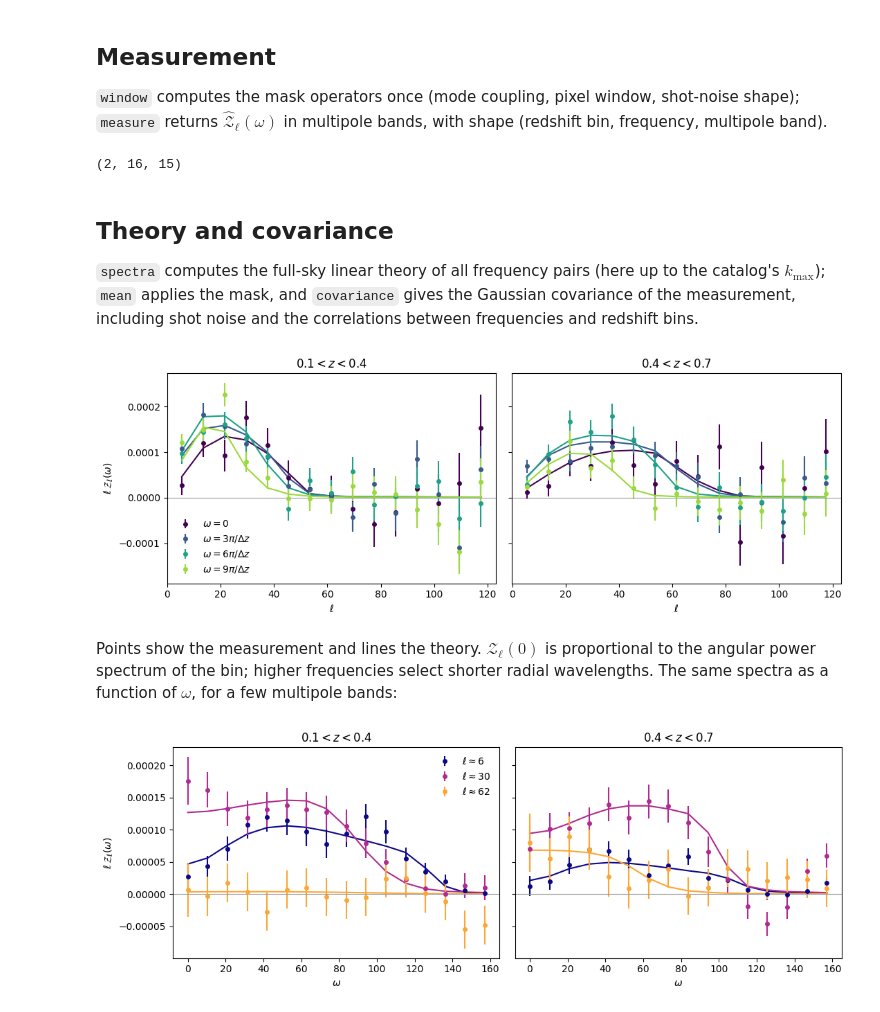
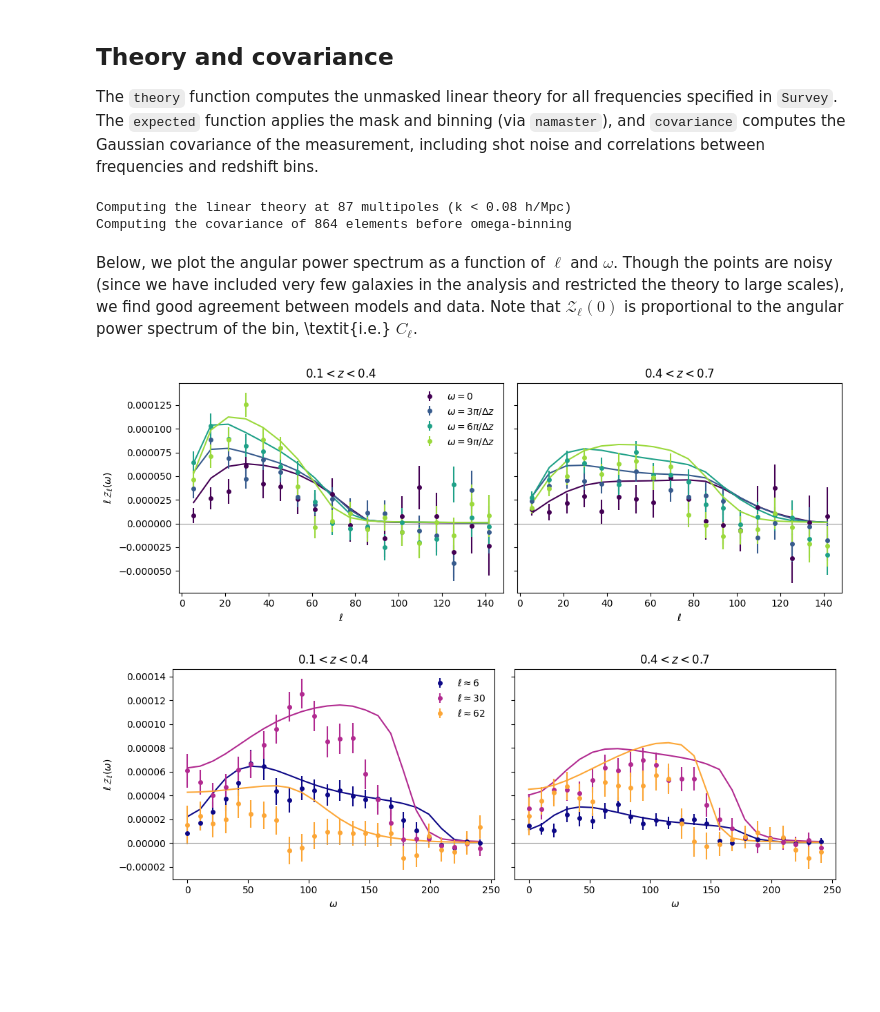
Before and after one commit to oliverphilcox/UnequalTime, a Jupyter notebook: examples/demo.ipynb, the cells around one changed output. Cells and saved outputs as stored; diff of their text form; code cells hidden in the pictures; blank space fills up the shorter version.

Commit message:
Survey interface, theory from CLASS, background density estimate, progress output; new demo catalog and notebook

```diff
--- a/examples/demo.ipynb
+++ b/examples/demo.ipynb
@@ -54,20 +62,4 @@ ax.set(xlabel='$z$', ylabel=r'$\bar n(z)$ [per unit $z$, per sr]', title='backgr
-# %% [markdown]
-## Measurement
-
-`window` computes the mask operators once (mode coupling, pixel window, shot-noise shape); `measure` returns
-$\widehat{\mathcal Z}_\ell(\omega)$ in multipole bands, with shape (redshift bin, frequency, multipole band).
-# %%
-ell_edges = np.arange(2, 123, 8)
-ell = (ell_edges[1:] + ell_edges[:-1] - 1) / 2
-
-win = ut.window(mask, ell_edges)
-Z = ut.measure(ra, dec, z, win, zbins, nomega)
-print(Z.shape)
-# %% [output]
-(2, 16, 15)
 # %% [markdown]
 ## Theory and covariance
 
-`spectra` computes the full-sky linear theory of all frequency pairs (here up to the catalog's $k_{\max}$); `mean` applies the
-mask, and `covariance` gives the Gaussian covariance of the measurement, including shot noise and the correlations between
-frequencies and redshift bins.
+The `theory` function computes the unmasked linear theory for all frequencies specified in `Survey`. The `expected` function applies the mask and binning (via `namaster`), and `covariance` computes the Gaussian covariance of the measurement, including shot noise and correlations between frequencies and redshift bins.
@@ -80,32 +66,51 @@ err = np.sqrt(cov.diagonal()).reshape(Z.shape)
+# %%
+# Compute the background cosmology (matching that used to generate the catalog)
+from classy import Class
+cl = Class()
+cl.set({'h': 0.6766, 'omega_b': 0.02242, 'omega_cdm': 0.11933, 'n_s': 0.9665, 'ln10^{10}A_s': 3.047, 'output': 'mPk',
+        'P_k_max_1/Mpc': 1.})
+cl.compute()
+
+# Compute the theory spectra and apply binning
+spectra = survey.theory(cl, b=lambda x: 0.45 + 0.3 * x, kmax=0.08)
+Z_th = survey.expected(spectra)
+
+# Compute the Gaussian errorbars
+cov = survey.covariance(spectra)
+err = np.sqrt(cov.diagonal()).reshape(Z_obs.shape)
+# %% [output]
+Computing the linear theory at 87 multipoles (k < 0.08 h/Mpc)
+Computing the covariance of 864 elements before omega-binning
+# %% [markdown]
+Below, we plot the angular power spectrum as a function of $\ell$ and $\omega$. Though the points are noisy (since we have included very few galaxies in the analysis and restricted the theory to large scales), we find good agreement between models and data. Note that $\mathcal Z_\ell(0)$ is proportional to the angular power spectrum of the bin, \textit{i.e.} $C_\ell$.
 # %%
+ell, omega = survey.ell, survey.omega
 fig, axes = plt.subplots(1, 2, figsize=(11, 4), sharey=True)
 colors = plt.cm.viridis(np.linspace(0, 0.85, 4))
 for ibin, ax in enumerate(axes):
     for color, m in zip(colors, (0, 3, 6, 9)):
-        ax.errorbar(ell, ell * Z[ibin, m], ell * err[ibin, m], fmt='o', ms=4, color=color, label=rf'$\omega = {m}\pi/\Delta z$' if m else r'$\omega = 0$')
+        ax.errorbar(ell, ell * Z_obs[ibin, m], ell * err[ibin, m], fmt='o', ms=4, color=color,
+                    label=rf'$\omega = {m}\pi/\Delta z$' if m else r'$\omega = 0$')
         ax.plot(ell, ell * Z_th[ibin, m], color=color, lw=1.5)
     ax.axhline(0, color='0.6', lw=0.8)
-    ax.set(xlabel=r'$\ell$', title=f'${zbins[ibin]} < z < {zbins[ibin + 1]}$')
+    ax.set(xlabel=r'$\ell$', title=f'${survey.zbins[ibin]} < z < {survey.zbins[ibin + 1]}$')
 axes[0].set_ylabel(r'$\ell\,\mathcal{Z}_\ell(\omega)$')
 axes[0].legend(frameon=False)
 plt.tight_layout()
 # %% [output]
-[figure, old version]
+[figure, new version]
-# %% [markdown]
-Points show the measurement and lines the theory. $\mathcal Z_\ell(0)$ is proportional to the angular power spectrum of the bin;
-higher frequencies select shorter radial wavelengths. The same spectra as a function of $\omega$, for a few multipole bands:
 # %%
 fig, axes = plt.subplots(1, 2, figsize=(11, 4), sharey=True)
 colors = plt.cm.plasma(np.linspace(0, 0.8, 3))
 for ibin, ax in enumerate(axes):
     for color, i in zip(colors, (0, 3, 7)):
-        ax.errorbar(omega[ibin], ell[i] * Z[ibin, :, i], ell[i] * err[ibin, :, i], fmt='o', ms=4, color=color,
+        ax.errorbar(omega[ibin], ell[i] * Z_obs[ibin, :, i], ell[i] * err[ibin, :, i], fmt='o', ms=4, color=color,
                     label=rf'$\ell \approx {ell[i]:.0f}$')
         ax.plot(omega[ibin], ell[i] * Z_th[ibin, :, i], color=color, lw=1.5)
     ax.axhline(0, color='0.6', lw=0.8)
-    ax.set(xlabel=r'$\omega$', title=f'${zbins[ibin]} < z < {zbins[ibin + 1]}$')
+    ax.set(xlabel=r'$\omega$', title=f'${survey.zbins[ibin]} < z < {survey.zbins[ibin + 1]}$')
 axes[0].set_ylabel(r'$\ell\,\mathcal{Z}_\ell(\omega)$')
 axes[0].legend(frameon=False)
 plt.tight_layout()
 # %% [output]
-[figure, old version]
+[figure, new version]
```
Also changed, not shown: parts of 18 cells of this notebook, 10 other files.
